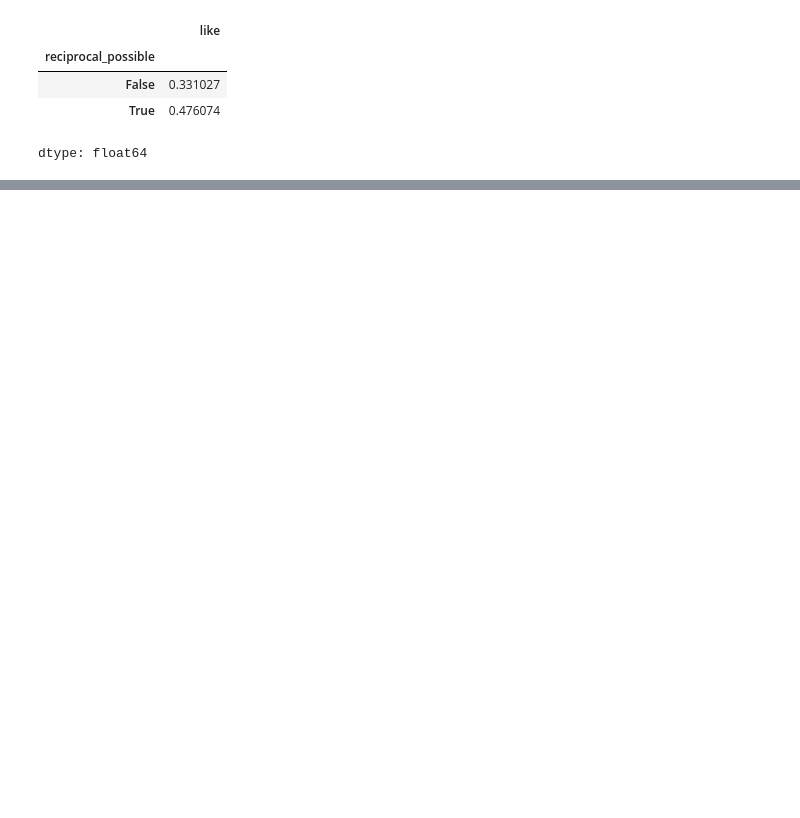
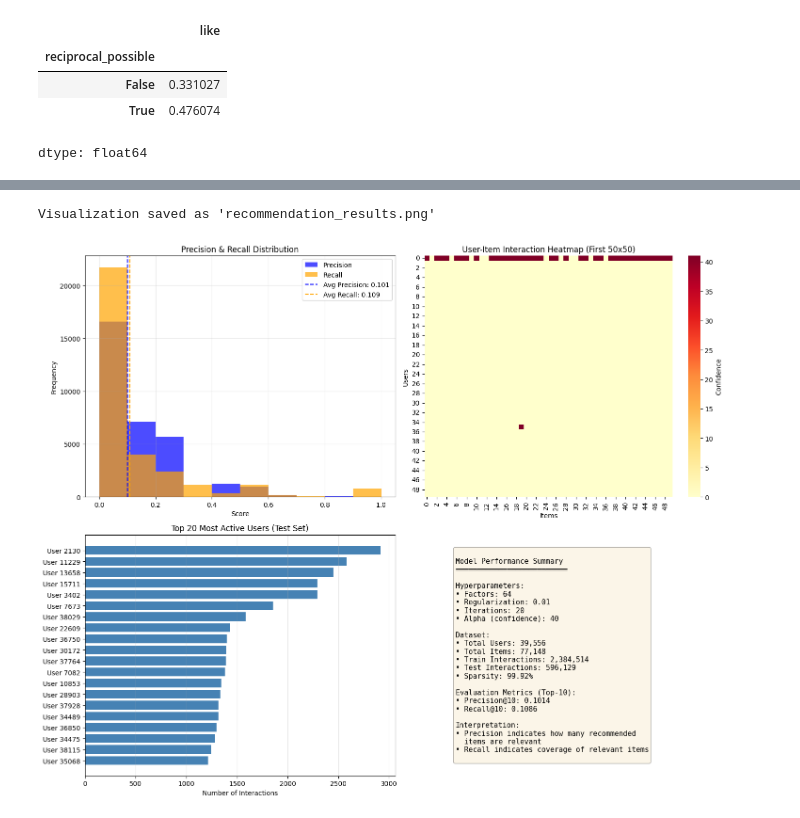
Before and after one commit to JoysGitHubPortfolio/RecommendationEngine, a Jupyter notebook: Joy_Cowper_Muzz_Pipeline.ipynb, the cells around one changed output, grey strips where cells are left out. Saved outputs shown, nothing was run; the diff lists cells and outputs as text; code cells hidden in the pictures; blank space fills up the shorter version.

```diff
--- a/Joy_Cowper_Muzz_Pipeline.ipynb
+++ b/Joy_Cowper_Muzz_Pipeline.ipynb
@@ -176,0 +382,79 @@ dtype: float64
+# %%
+# Visualize results
+fig, axes = plt.subplots(2, 2, figsize=(15, 12))
+
+# 1. Precision and Recall Distribution
+ax1 = axes[0, 0]
+ax1.hist(precisions, bins=10, alpha=0.7, label='Precision', color='blue')
+ax1.hist(recalls, bins=10, alpha=0.7, label='Recall', color='orange')
+ax1.axvline(avg_precision, color='blue', linestyle='--',
+            label=f"Avg Precision: {avg_precision:.3f}")
+ax1.axvline(avg_recall, color='orange', linestyle='--',
+            label=f"Avg Recall: {avg_recall:.3f}")
+ax1.set_xlabel('Score')
+ax1.set_ylabel('Frequency')
+ax1.set_title('Precision & Recall Distribution')
+ax1.legend()
+ax1.grid(alpha=0.3)
+
+# 2. Interaction density heatmap (sample)
+ax2 = axes[0, 1]
+sample_size = min(50, train_matrix.shape[0])
+sample_matrix = train_matrix[:sample_size, :sample_size].toarray()
+sns.heatmap(sample_matrix, cmap='YlOrRd', ax=ax2, cbar_kws={'label': 'Confidence'})
+ax2.set_title(f'User-Item Interaction Heatmap (First {sample_size}x{sample_size})')
+ax2.set_xlabel('Items')
+ax2.set_ylabel('Users')
+
+# 3. Top users by interaction count
+ax3 = axes[1, 0]
+user_interactions = test_data.groupby('user_idx').size().sort_values(ascending=False).head(20)
+ax3.barh(range(len(user_interactions)), user_interactions.values, color='steelblue')
+ax3.set_yticks(range(len(user_interactions)))
+ax3.set_yticklabels([f"User {idx}" for idx in user_interactions.index])
+ax3.set_xlabel('Number of Interactions')
+ax3.set_title('Top 20 Most Active Users (Test Set)')
+ax3.invert_yaxis()
+ax3.grid(axis='x', alpha=0.3)
+
+# 4. Model performance summary
+ax4 = axes[1, 1]
+ax4.axis('off')
+
+summary_text = f"""
+Model Performance Summary
+══════════════════════════
+
+Hyperparameters:
+• Factors: {FACTORS}
+• Regularization: {REGULARIZATION}
+• Iterations: {ITERATIONS}
+• Alpha (confidence): {ALPHA}
+
+Dataset:
+• Total Users: {len(user_mapping):,}
+• Total Items: {len(item_mapping):,}
+• Train Interactions: {train_matrix.nnz:,}
+• Test Interactions: {len(test_data):,}
+• Sparsity: {(1 - train_matrix.nnz / (train_matrix.shape[0] * train_matrix.shape[1])) * 100:.2f}%
+
+Evaluation Metrics (Top-10):
+• Precision@10: {avg_precision:.4f}
+• Recall@10: {avg_recall:.4f}
+
+Interpretation:
+• Precision indicates how many recommended
+  items are relevant
+• Recall indicates coverage of relevant items
+"""
+
+ax4.text(0.1, 0.5, summary_text, fontsize=11, verticalalignment='center',
+        fontfamily='monospace', bbox=dict(boxstyle='round', facecolor='wheat', alpha=0.3))
+
+plt.tight_layout()
+plt.savefig('recommendation_results.png', dpi=300, bbox_inches='tight')
+print("\nVisualization saved as 'recommendation_results.png'")
+plt.show()
+# %% [output]
+Visualization saved as 'recommendation_results.png'
+[figure, added]
```
Also changed, not shown: parts of 32 cells of this notebook.
